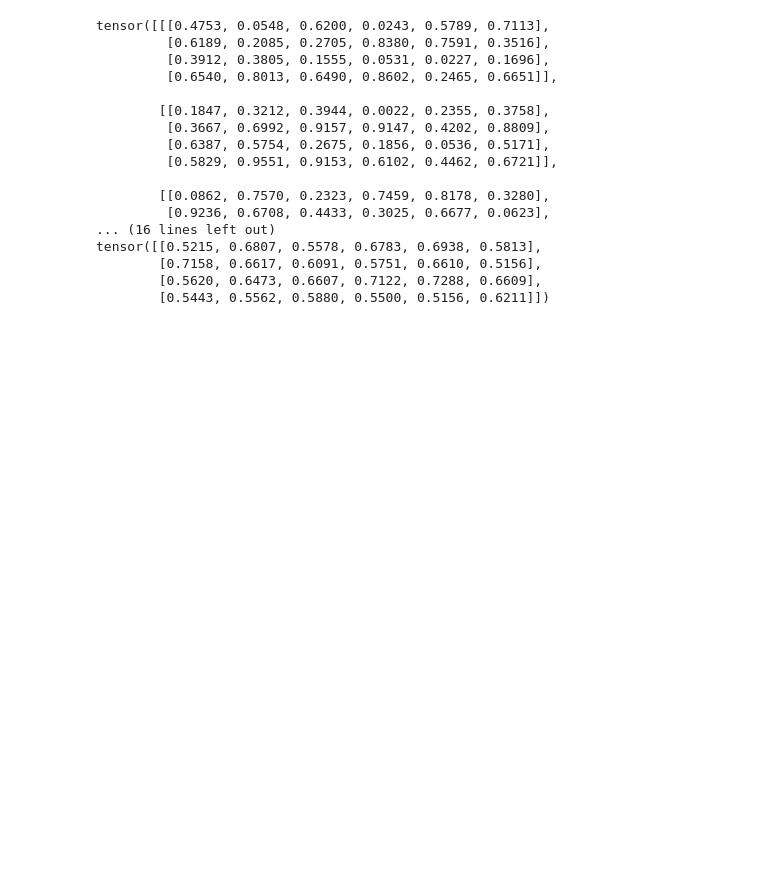
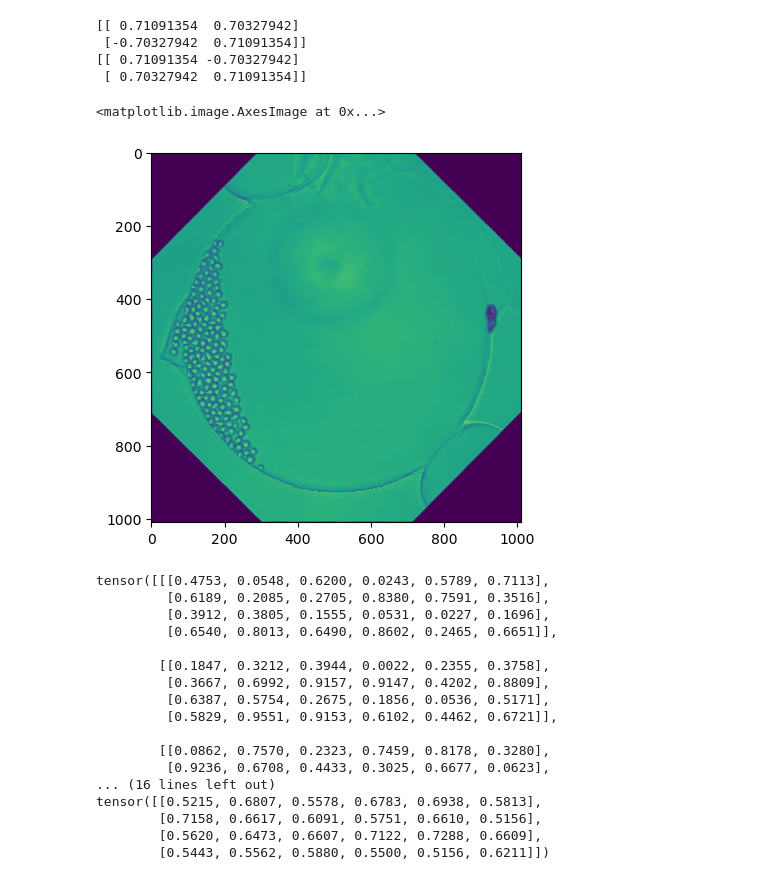
Before and after one commit to joonpark2019/GroupEquivariantCNN, a Jupyter notebook: LodeStar/debug.ipynb, the cells around one changed output. Drawn from its saved outputs; the diff is of its cells as text; code cells hidden in the pictures; blank space fills up the shorter version.

```diff
--- a/LodeStar/debug.ipynb
+++ b/LodeStar/debug.ipynb
@@ -5,0 +7,10 @@ import torch.nn.functional as F
+# %%
+import os
+# from modules import RotoTranslation
+# from modules import DataConstructor
+import sys
+filepath = os.getcwd()
+
+from PIL import Image
+im = Image.open(os.path.join(filepath,'img/t1763.tif'))
+# im.show()
@@ -5,0 +72,16 @@ import torch.nn.functional as F
+# %%
+x = np.array(im)
+rototranslation_inst = RotoTranslation((2,3), 0.78)
+y = rototranslation_inst.rototranslate(x)
+y = rototranslation_inst.inverse(y)
+# %% [output]
+[[ 0.71091354  0.70327942]
+ [-0.70327942  0.71091354]]
+[[ 0.71091354 -0.70327942]
+ [ 0.70327942  0.71091354]]
+# %%
+import matplotlib.pyplot as plt
+plt.imshow(y)
+# %% [output]
+<matplotlib.image.AxesImage at 0x...>
+[figure, added]
```
Also changed, not shown: parts of 4 cells of this notebook, 4 other files.
